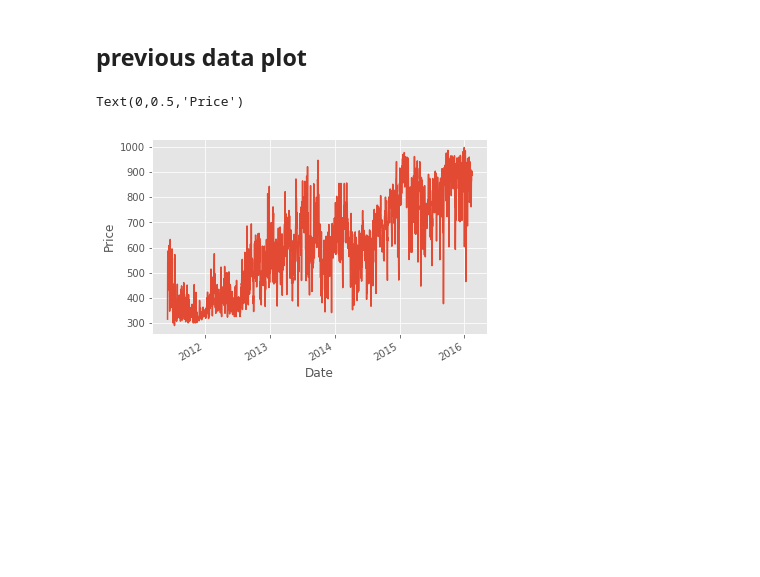
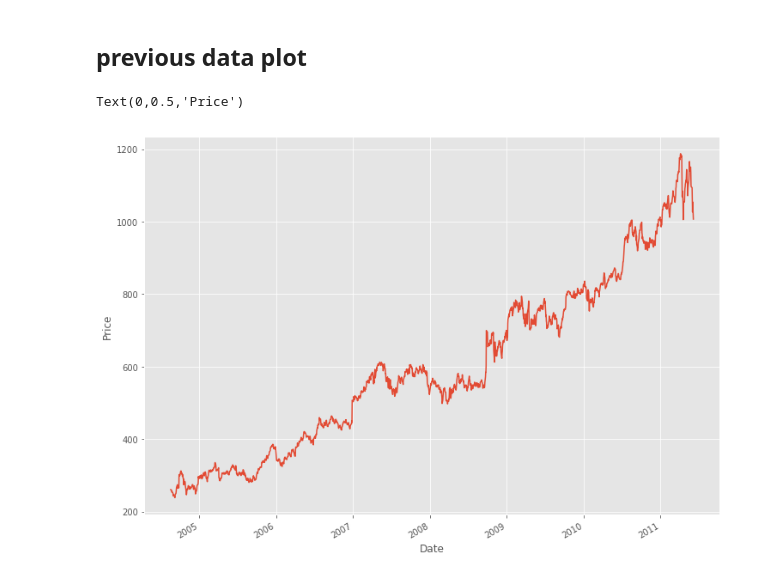
Before and after one commit to mlheartbeat007/ml_proj, a Jupyter notebook: prophet_ml_method/k-nearest-neighbour/knn_reression/knn_in_stock.ipynb, the cells around one changed output. Saved outputs shown, nothing was run; the diff lists cells and outputs as text; code cells hidden in the pictures; blank space fills up the shorter version.

```diff
--- a/prophet_ml_method/k-nearest-neighbour/knn_reression/knn_in_stock.ipynb
+++ b/prophet_ml_method/k-nearest-neighbour/knn_reression/knn_in_stock.ipynb
@@ -263,12 +272,12 @@ Text(0,0.5,'Price')
 # %% [markdown]
 ## previous data plot
 # %%
-df1['forcast'].plot()
+df1['label'].plot()
 plt.xlabel('Date')
 plt.ylabel('Price')
 # %% [output]
 Text(0,0.5,'Price')
-[figure, old version]
+[figure, new version]
 # %%
 fig_size=[12,9]
 #fig_size[0] = 12
```
Also changed, not shown: parts of 6 cells of this notebook.
